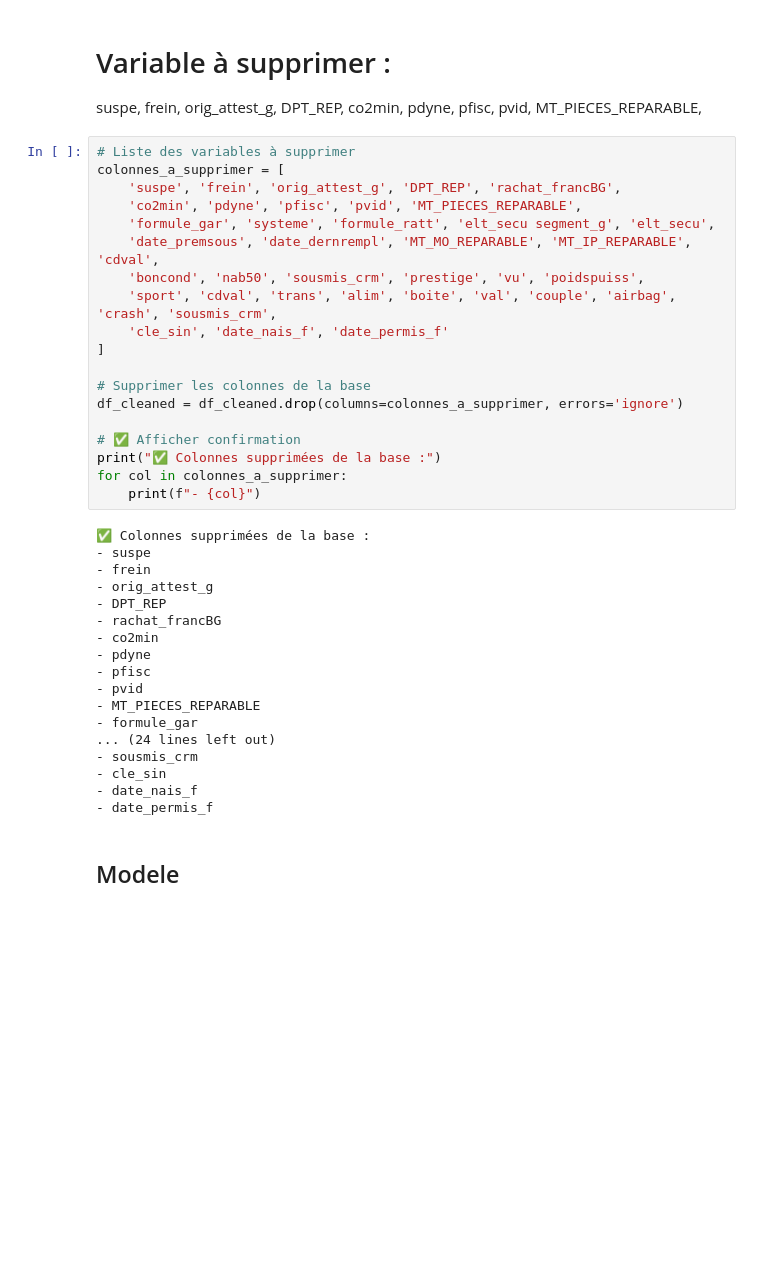
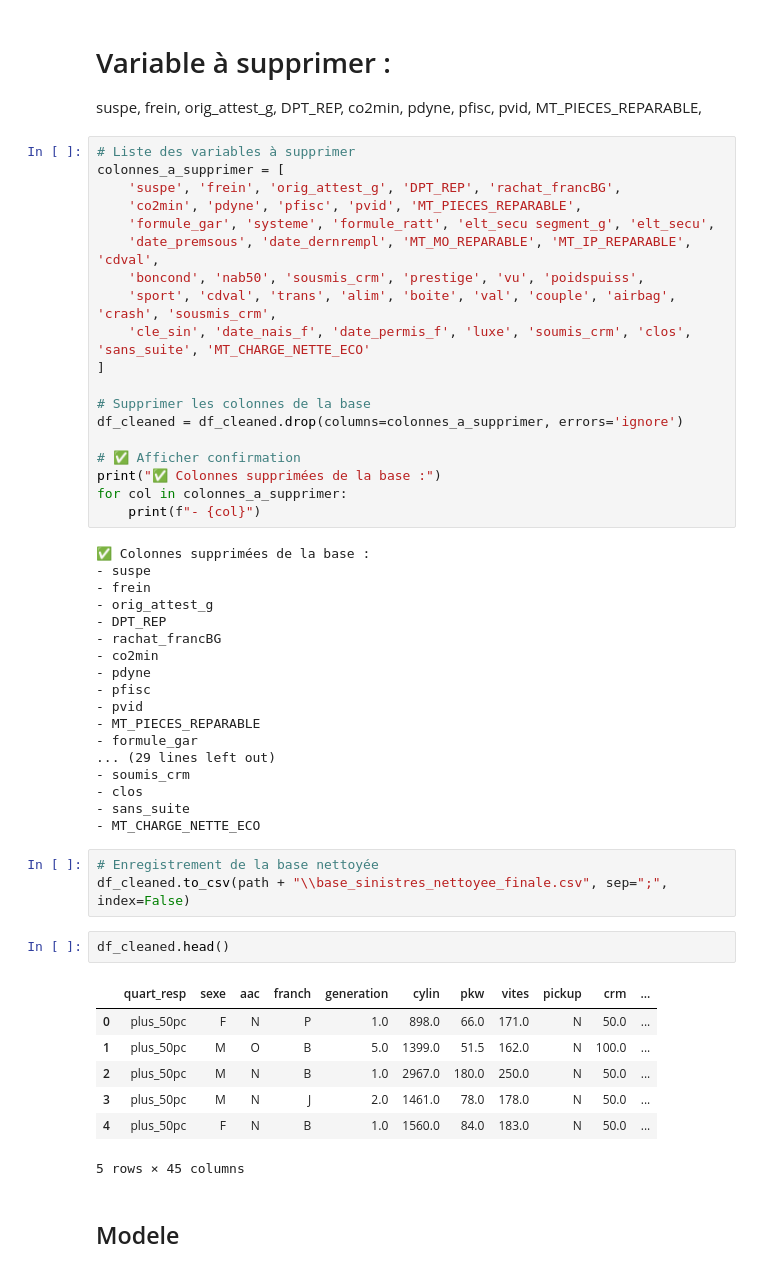
Before and after one commit to KUISSU/Exiom_Stage, a Jupyter notebook: Note_book/Modelisation.ipynb, the cells around one changed output. Drawn from its saved outputs; the diff is of its cells as text; blank space fills up the shorter version.

```diff
--- a/Note_book/Modelisation.ipynb
+++ b/Note_book/Modelisation.ipynb
@@ -468,7 +468,7 @@ colonnes_a_supprimer = [
     'date_premsous', 'date_dernrempl', 'MT_MO_REPARABLE', 'MT_IP_REPARABLE', 'cdval',
     'boncond', 'nab50', 'sousmis_crm', 'prestige', 'vu', 'poidspuiss',
     'sport', 'cdval', 'trans', 'alim', 'boite', 'val', 'couple', 'airbag', 'crash', 'sousmis_crm',
-    'cle_sin', 'date_nais_f', 'date_permis_f'
+    'cle_sin', 'date_nais_f', 'date_permis_f', 'luxe', 'soumis_crm', 'clos', 'sans_suite', 'MT_CHARGE_NETTE_ECO'
 ]
 
 # Supprimer les colonnes de la base
@@ -491,11 +491,24 @@ for col in colonnes_a_supprimer:
 - pvid
 - MT_PIECES_REPARABLE
 - formule_gar
-... (24 lines left out)
-- sousmis_crm
-- cle_sin
-- date_nais_f
-- date_permis_f
+... (29 lines left out)
+- soumis_crm
+- clos
+- sans_suite
+- MT_CHARGE_NETTE_ECO
+# %%
+# Enregistrement de la base nettoyée
+df_cleaned.to_csv(path + "\\base_sinistres_nettoyee_finale.csv", sep=";", index=False)
+# %%
+df_cleaned.head()
+# %% [output]
+|  | quart_resp | sexe | aac | franch | generation | cylin | pkw | vites | pickup | crm | ... |
+| 0 | plus_50pc | F | N | P | 1.0 | 898.0 | 66.0 | 171.0 | N | 50.0 | ... |
+| 1 | plus_50pc | M | O | B | 5.0 | 1399.0 | 51.5 | 162.0 | N | 100.0 | ... |
+| 2 | plus_50pc | M | N | B | 1.0 | 2967.0 | 180.0 | 250.0 | N | 50.0 | ... |
+| 3 | plus_50pc | M | N | J | 2.0 | 1461.0 | 78.0 | 178.0 | N | 50.0 | ... |
+| 4 | plus_50pc | F | N | B | 1.0 | 1560.0 | 84.0 | 183.0 | N | 50.0 | ... |
+5 rows × 45 columns
 # %% [markdown]
 ## Modele
 # %%
```
